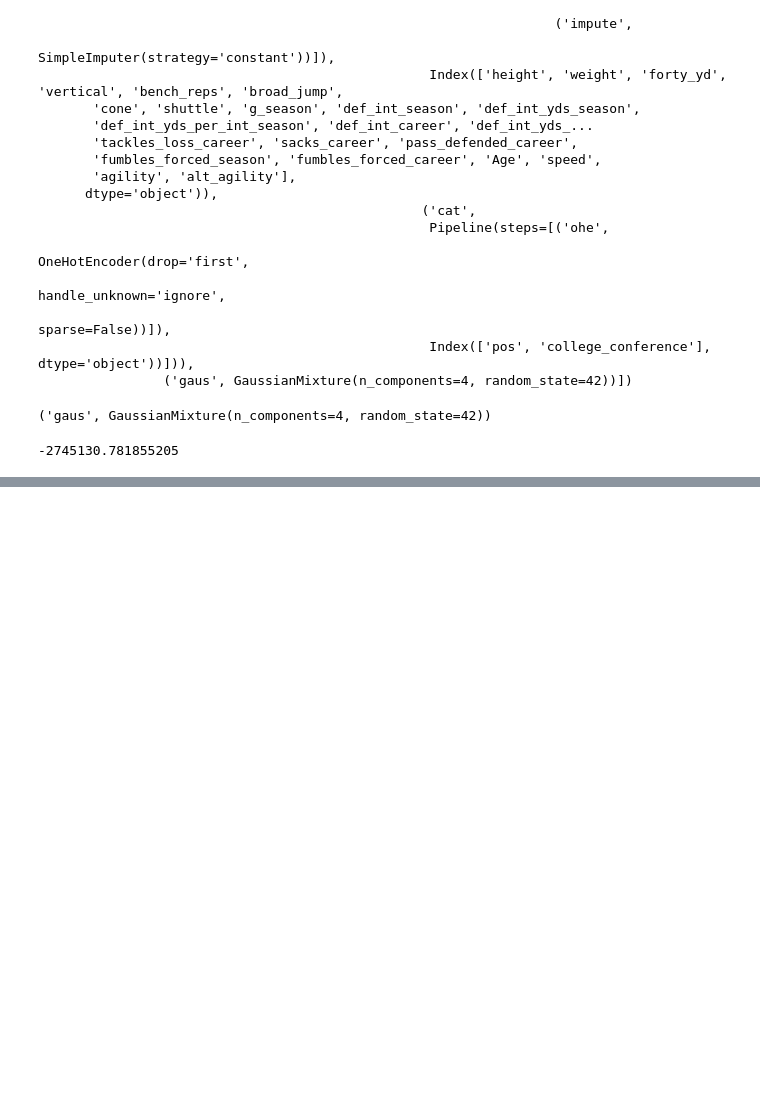
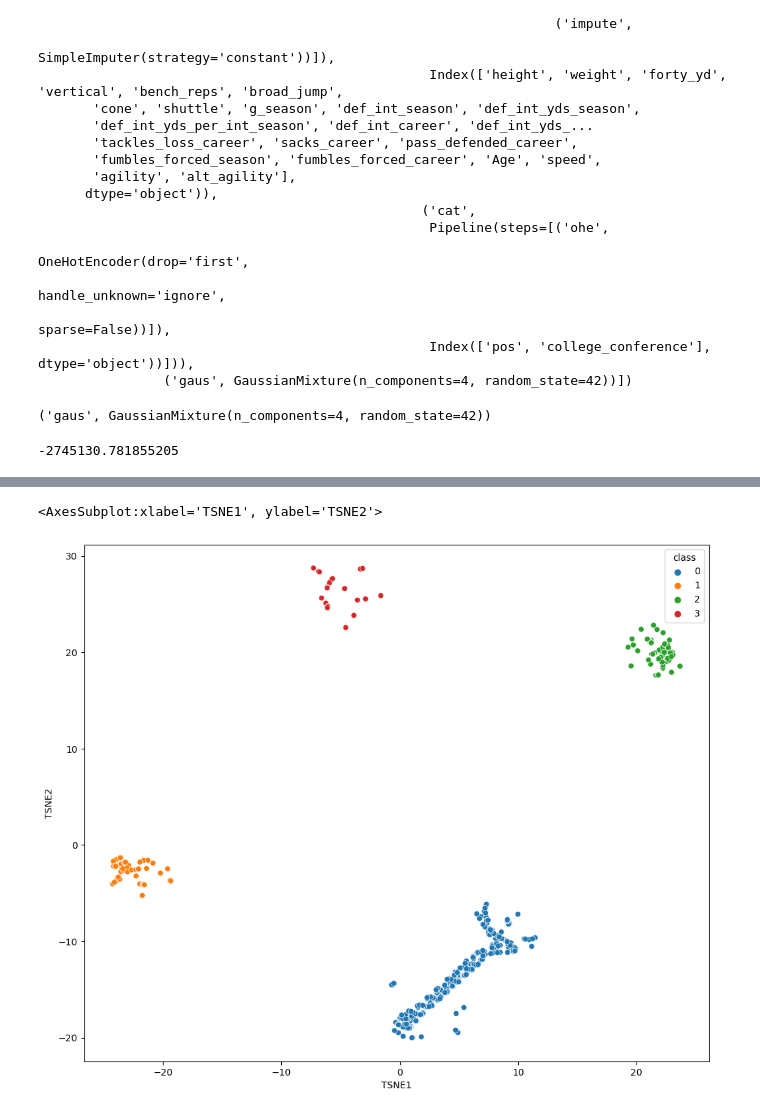
Before and after one commit to jpalgon/Draft_Combine, a Jupyter notebook: Modeling.ipynb, the cells around one changed output, grey strips where cells are left out. Saved outputs shown, nothing was run; the diff lists cells and outputs as text; code cells hidden in the pictures; blank space fills up the shorter version.

Commit message:
TSNE!!!!

```diff
--- a/Modeling.ipynb
+++ b/Modeling.ipynb
@@ -142,4 +142,4 @@ gridsearch.best_estimator_[-1].bic(X_transformed)
 # %%
 y_pred = gridsearch.predict_proba(X_test)
 # %%
-pd.DataFrame(y_pred)
+h = pd.DataFrame(y_pred)
@@ -161,3 +163,7 @@ pd.DataFrame(y_pred)
 from sklearn.manifold import TSNE
 # %%
 tsne = TSNE(random_state=42,learning_rate=100)
+tsne_trans = tsne.fit_transform(h)
+tsne_trans = pd.DataFrame(tsne_trans, columns = ['TSNE1','TSNE2'])
+# %%
+tsne_trans['class'] = np.argmax(h.values, axis = 1)
@@ -163,0 +189,6 @@ tsne = TSNE(random_state=42,learning_rate=100)
+# %%
+plt.figure(figsize=(12,10))
+sns.scatterplot(x=tsne_trans.TSNE1,y=tsne_trans.TSNE2, hue=tsne_trans['class'], palette = 'tab10')
+# %% [output]
+<AxesSubplot:xlabel='TSNE1', ylabel='TSNE2'>
+[figure, added]
```
Also changed, not shown: parts of 6 cells of this notebook.
